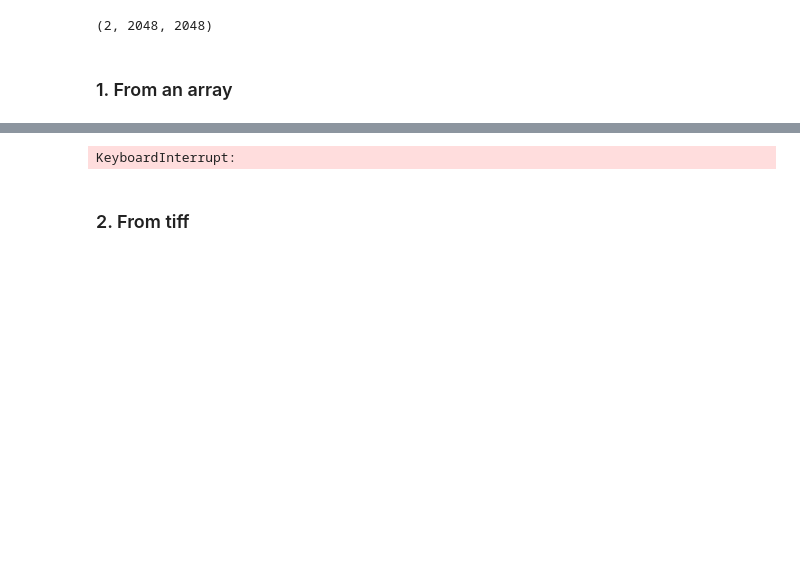
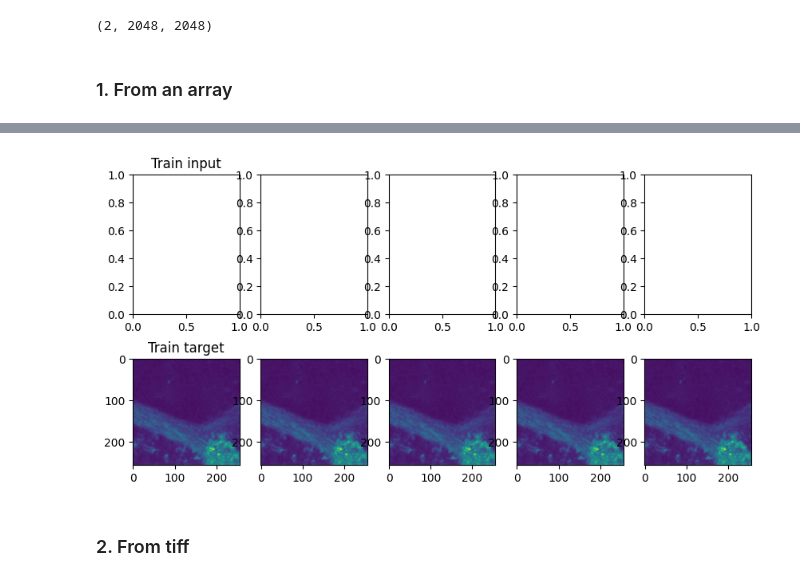
Before and after one commit to CAREamics/careamics, a Jupyter notebook: src/careamics/dataset_ng/demo_dataset.ipynb, the cells around one changed output, grey strips where cells are left out. Saved outputs shown, nothing was run; the diff lists cells and outputs as text; code cells hidden in the pictures; blank space fills up the shorter version.

```diff
--- a/src/careamics/dataset_ng/demo_dataset.ipynb
+++ b/src/careamics/dataset_ng/demo_dataset.ipynb
@@ -69,20 +69,20 @@ for i in train_data_config:
 # %%
 train_dataset = CareamicsDataset(
     data_config=train_data_config, inputs=None, targets=[input_img]
 )
 # val_dataset = CareamicsDataset(
 #     data_config=val_data_config, inputs=None, targets=[data_path]
 # )
 
 fig, ax = plt.subplots(2, 5, figsize=(10, 5))
 ax[0, 0].set_title("Train input")
 ax[1, 0].set_title("Train target")
 for i in range(5):
     sample, target = train_dataset[i]
     # ax[0, i].imshow(sample.data[0])
-    ax[1, i].imshow(target.data[0])
+    ax[1, i].imshow(target.data)
 # %% [output]
-KeyboardInterrupt:
+[figure, added]
 # %% [markdown]
 ### 2. From tiff
 # %%
```
Also changed, not shown: parts of 1 cell of this notebook, 5 other files.
